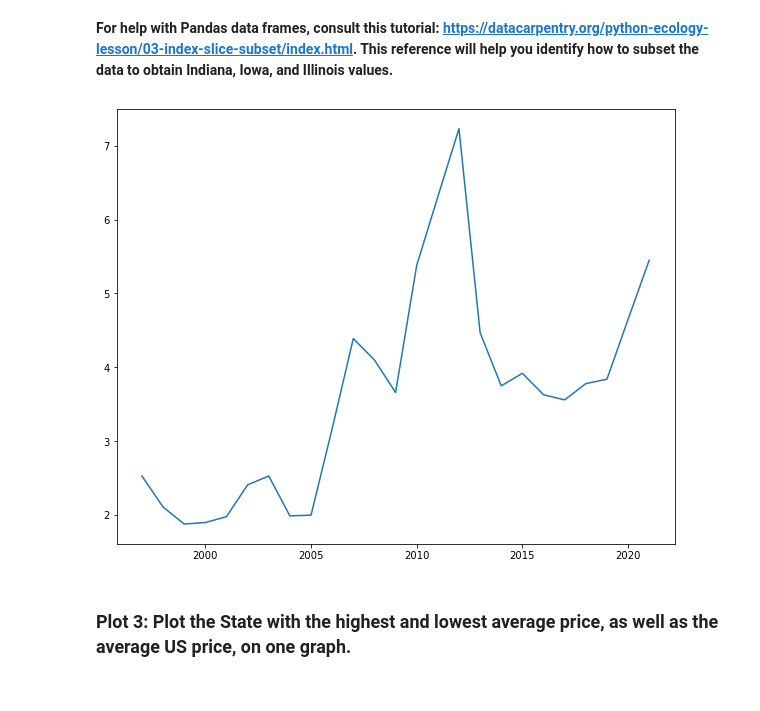
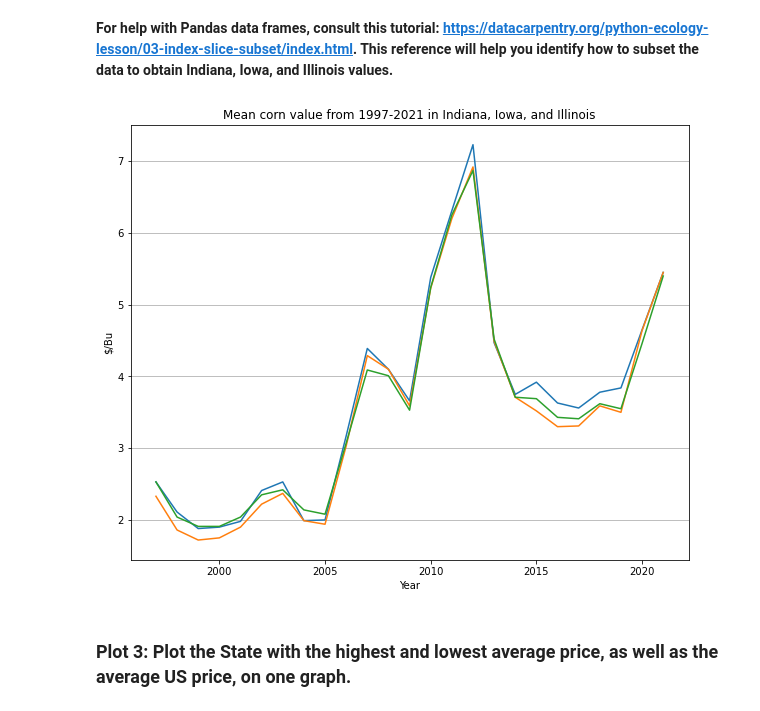
Before and after one commit to ShihYLin/Ag-Informatics, a Jupyter notebook: Lab2/lab2-ShihYunLin.ipynb, the cells around one changed output. Cells and saved outputs as stored; diff of their text form; code cells hidden in the pictures.

Commit message:
plot 2 added

```diff
--- a/Lab2/lab2-ShihYunLin.ipynb
+++ b/Lab2/lab2-ShihYunLin.ipynb
@@ -458,19 +458,25 @@ plt.savefig('meancorn.png', format='png', dpi=140)
 # %%
 # Some basic functionality to make the graphs larger
 plt.figure(figsize=(10, 8))
 
 # Create plots for each of the three states. Make sure you include a 'label' in each plot for the legend.
 # Enter code here..
 plt.plot(clean_CORN['Year'].unique(), clean_CORN[clean_CORN['State']== 'INDIANA'].groupby('Year')['Value'].mean())
+plt.plot(clean_CORN['Year'].unique(), clean_CORN[clean_CORN['State']== 'IOWA'].groupby('Year')['Value'].mean())
+plt.plot(clean_CORN['Year'].unique(), clean_CORN[clean_CORN['State']== 'ILLINOIS'].groupby('Year')['Value'].mean())
 
 # Give your plot a title, plot x any y axis labels, a legend, and activate grid lines.
 # Enter code here...
+plt.title('Mean corn value from 1997-2021 in Indiana, Iowa, and Illinois')
+plt.xlabel('Year')
+plt.ylabel('$/Bu')
+plt.grid(axis='y')
 
 # Save the plot as a PNG file - check it out, you should have a file with this name in your folder now!
 # MAKE SURE YOU RUN THIS - I will expect this image in your submission folder
 plt.savefig('istatescorn.png', format='png', dpi=140)
 # %% [output]
-[figure, old version]
+[figure, new version]
 # %% [markdown]
 ### Plot 3: Plot the State with the highest and lowest average price, as well as the average US price, on one graph.
 # %% [markdown]
```
Also changed, not shown: 1 other file.
